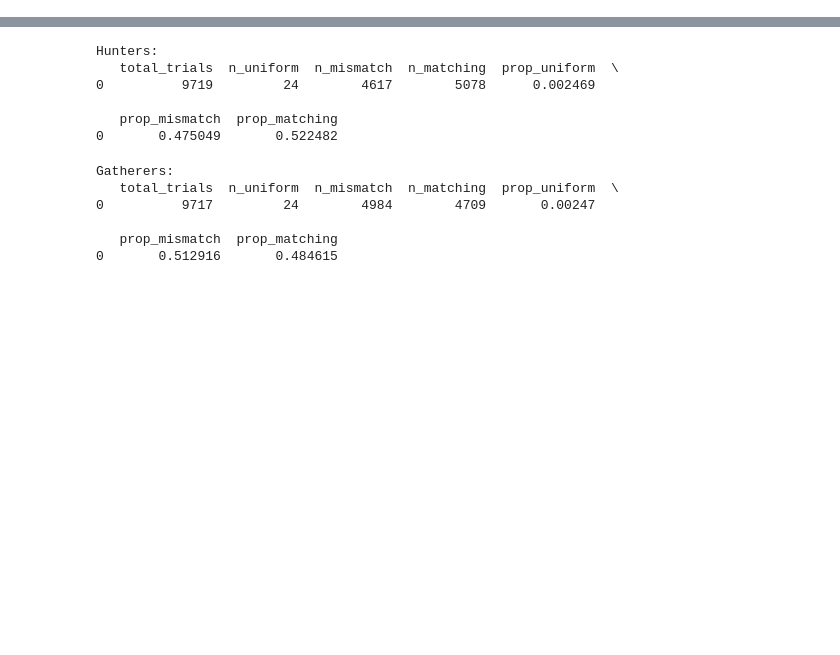
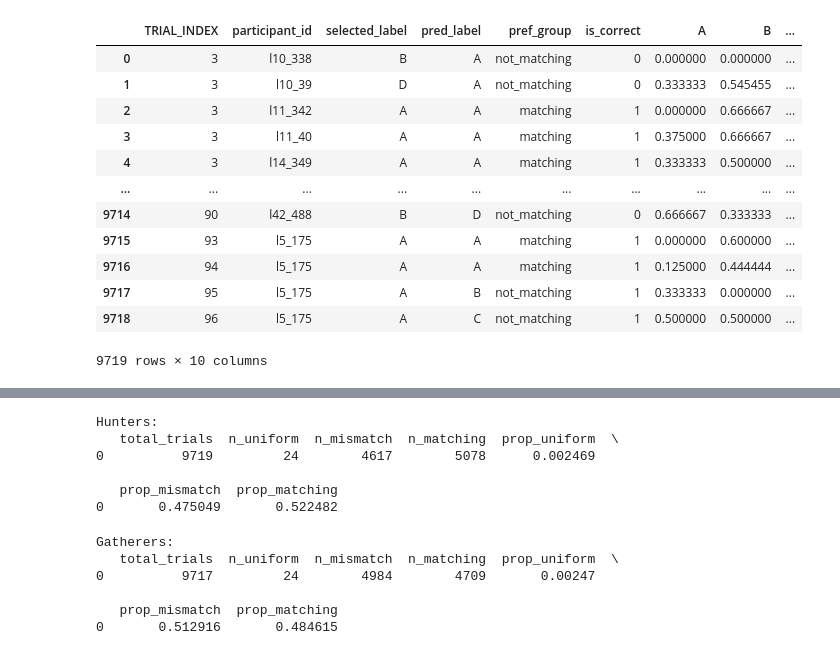
Before and after one commit to Mormorfor/QA_eyetracking, a Jupyter notebook: notebooks/participant_interest_uniformity.ipynb, the cells around one changed output, grey strips where cells are left out. Saved outputs shown, nothing was run; the diff lists cells and outputs as text; code cells hidden in the pictures; blank space fills up the shorter version.

```diff
--- a/notebooks/participant_interest_uniformity.ipynb
+++ b/notebooks/participant_interest_uniformity.ipynb
@@ -15,0 +118,22 @@ gatherers = pd.read_csv("../data/gatherers.csv")
+# %%
+trial_pref_skip = PM.compute_trial_matching(
+    hunters,
+    metric_col=C.SKIP_RATE,
+    direction="low",
+    extreme_mode="polarity",
+)
+trial_pref_skip
+# %% [output]
+|  | TRIAL_INDEX | participant_id | selected_label | pred_label | pref_group | is_correct | A | B | ... |
+| 0 | 3 | l10_338 | B | A | not_matching | 0 | 0.000000 | 0.000000 | ... |
+| 1 | 3 | l10_39 | D | A | not_matching | 0 | 0.333333 | 0.545455 | ... |
+| 2 | 3 | l11_342 | A | A | matching | 1 | 0.000000 | 0.666667 | ... |
+| 3 | 3 | l11_40 | A | A | matching | 1 | 0.375000 | 0.666667 | ... |
+| 4 | 3 | l14_349 | A | A | matching | 1 | 0.333333 | 0.500000 | ... |
+| ... | ... | ... | ... | ... | ... | ... | ... | ... | ... |
+| 9714 | 90 | l42_488 | B | D | not_matching | 0 | 0.666667 | 0.333333 | ... |
+| 9715 | 93 | l5_175 | A | A | matching | 1 | 0.000000 | 0.600000 | ... |
+| 9716 | 94 | l5_175 | A | A | matching | 1 | 0.125000 | 0.444444 | ... |
+| 9717 | 95 | l5_175 | A | B | not_matching | 1 | 0.333333 | 0.000000 | ... |
+| 9718 | 96 | l5_175 | A | C | not_matching | 1 | 0.500000 | 0.500000 | ... |
+9719 rows × 10 columns
```
Also changed, not shown: parts of 10 cells of this notebook, 38 other files.
